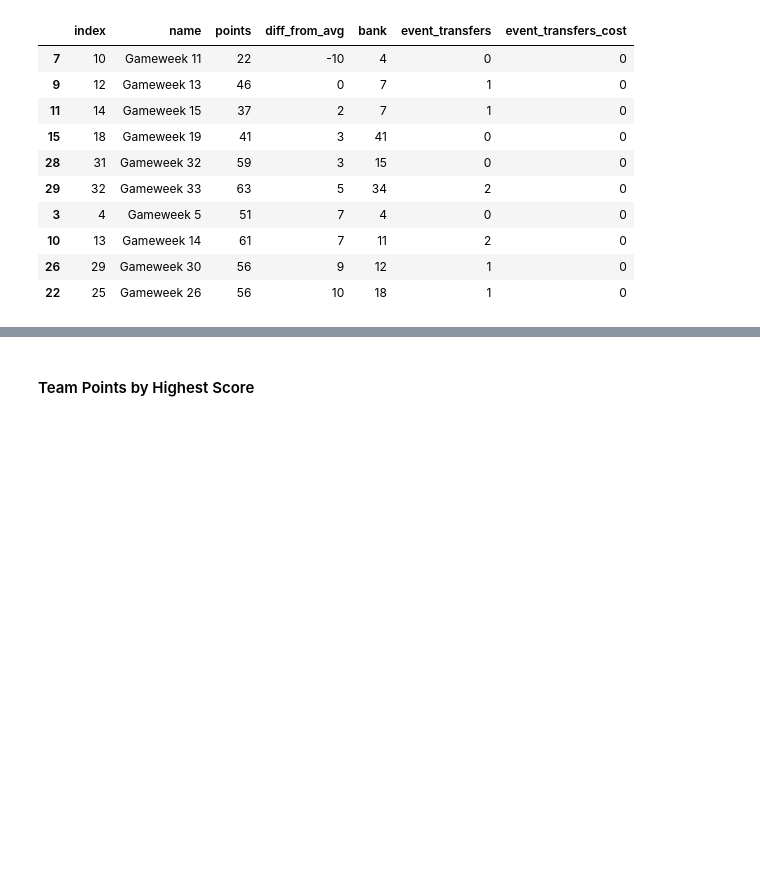
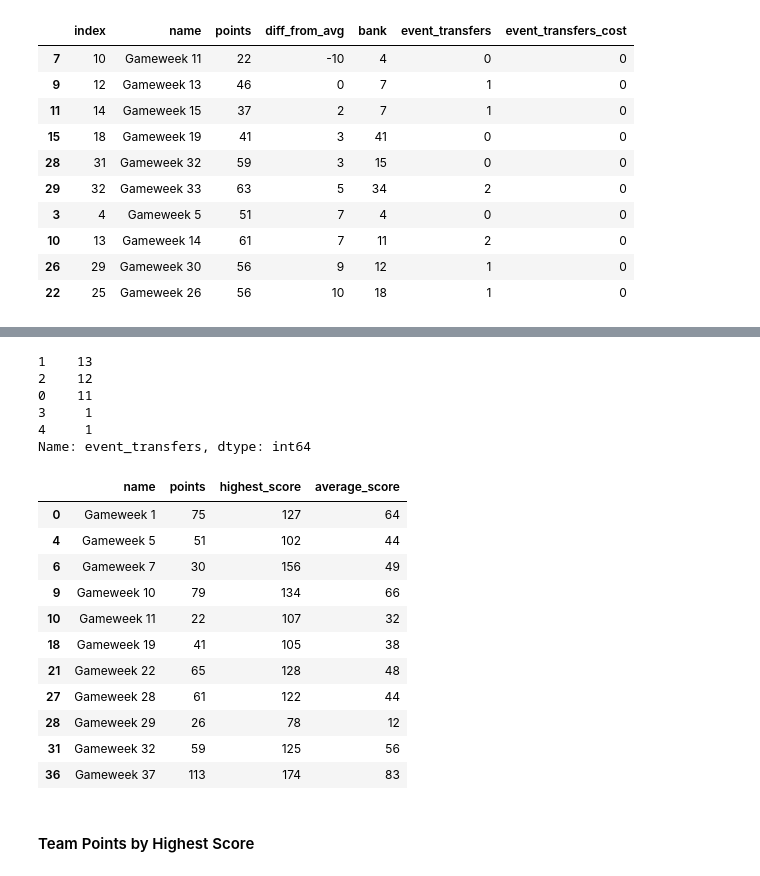
Before and after one commit to Neshmwaniki/FPL-Team-Analysis, a Jupyter notebook: Fantasy Premier League Analysis.ipynb, the cells around one changed output, grey strips where cells are left out. Drawn from its saved outputs; the diff is of its cells as text; code cells hidden in the pictures; blank space fills up the shorter version.

```diff
--- a/Fantasy Premier League Analysis.ipynb
+++ b/Fantasy Premier League Analysis.ipynb
@@ -330,0 +424,27 @@ transfers_made.reset_index().sort_values(by='diff_from_avg',ascending=True).head
+# %%
+### how many gamweeks did Nene's ballerz not make a transfer
+nenes_ballerz_transfers['event_transfers'].value_counts()
+# %% [output]
+1    13
+2    12
+0    11
+3     1
+4     1
+Name: event_transfers, dtype: int64
+# %%
+### GWs with no transfers
+no_transfers_gw = nenes_ballerz.loc[nenes_ballerz['event_transfers']==0,['name','points','highest_score','average_score']]
+no_transfers_gw
+# %% [output]
+|  | name | points | highest_score | average_score |
+| 0 | Gameweek 1 | 75 | 127 | 64 |
+| 4 | Gameweek 5 | 51 | 102 | 44 |
+| 6 | Gameweek 7 | 30 | 156 | 49 |
+| 9 | Gameweek 10 | 79 | 134 | 66 |
+| 10 | Gameweek 11 | 22 | 107 | 32 |
+| 18 | Gameweek 19 | 41 | 105 | 38 |
+| 21 | Gameweek 22 | 65 | 128 | 48 |
+| 27 | Gameweek 28 | 61 | 122 | 44 |
+| 28 | Gameweek 29 | 26 | 78 | 12 |
+| 31 | Gameweek 32 | 59 | 125 | 56 |
+| 36 | Gameweek 37 | 113 | 174 | 83 |
```
Also changed, not shown: parts of 14 cells of this notebook.
